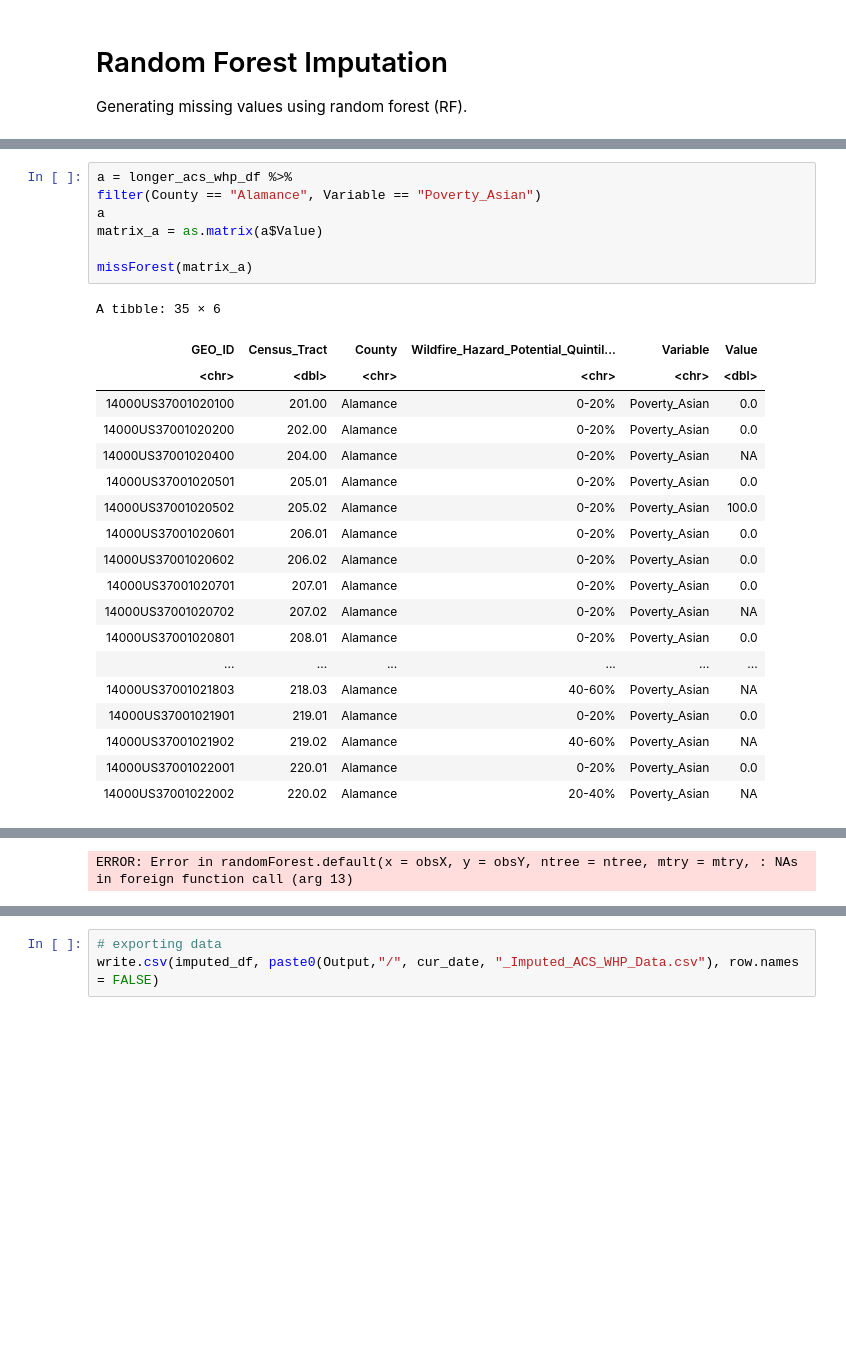
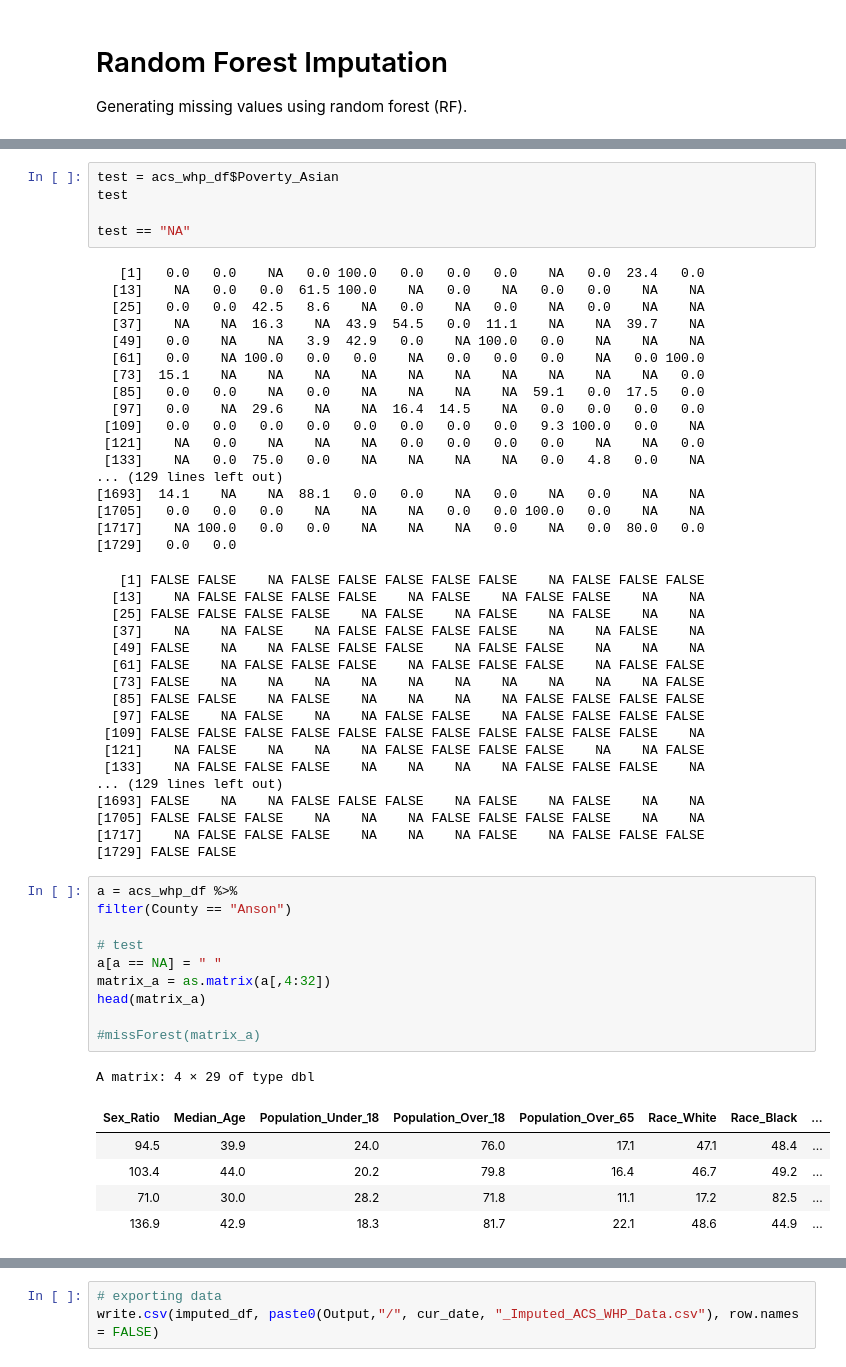
Before and after one commit to UNC-CEMALB/ENVIROSCAN, a Jupyter notebook: 2. Sociodemographic Imputation/Sociodemographic Imputation.ipynb, the cells around one changed output, grey strips where cells are left out. Saved outputs shown, nothing was run; the diff lists cells and outputs as text; blank space fills up the shorter version.

```diff
--- a/2. Sociodemographic Imputation/Sociodemographic Imputation.ipynb
+++ b/2. Sociodemographic Imputation/Sociodemographic Imputation.ipynb
@@ -139,27 +124,57 @@ A tibble: 6 × 6
+# %%
+test = acs_whp_df$Poverty_Asian
+test
+
+test == "NA"
+# %% [output]
+   [1]   0.0   0.0    NA   0.0 100.0   0.0   0.0   0.0    NA   0.0  23.4   0.0
+  [13]    NA   0.0   0.0  61.5 100.0    NA   0.0    NA   0.0   0.0    NA    NA
+  [25]   0.0   0.0  42.5   8.6    NA   0.0    NA   0.0    NA   0.0    NA    NA
+  [37]    NA    NA  16.3    NA  43.9  54.5   0.0  11.1    NA    NA  39.7    NA
+  [49]   0.0    NA    NA   3.9  42.9   0.0    NA 100.0   0.0    NA    NA    NA
+  [61]   0.0    NA 100.0   0.0   0.0    NA   0.0   0.0   0.0    NA   0.0 100.0
+  [73]  15.1    NA    NA    NA    NA    NA    NA    NA    NA    NA    NA   0.0
+  [85]   0.0   0.0    NA   0.0    NA    NA    NA    NA  59.1   0.0  17.5   0.0
+  [97]   0.0    NA  29.6    NA    NA  16.4  14.5    NA   0.0   0.0   0.0   0.0
+ [109]   0.0   0.0   0.0   0.0   0.0   0.0   0.0   0.0   9.3 100.0   0.0    NA
+ [121]    NA   0.0    NA    NA    NA   0.0   0.0   0.0   0.0    NA    NA   0.0
+ [133]    NA   0.0  75.0   0.0    NA    NA    NA    NA   0.0   4.8   0.0    NA
+... (129 lines left out)
+[1693]  14.1    NA    NA  88.1   0.0   0.0    NA   0.0    NA   0.0    NA    NA
+[1705]   0.0   0.0   0.0    NA    NA    NA   0.0   0.0 100.0   0.0    NA    NA
+[1717]    NA 100.0   0.0   0.0    NA    NA    NA   0.0    NA   0.0  80.0   0.0
+[1729]   0.0   0.0
+   [1] FALSE FALSE    NA FALSE FALSE FALSE FALSE FALSE    NA FALSE FALSE FALSE
+  [13]    NA FALSE FALSE FALSE FALSE    NA FALSE    NA FALSE FALSE    NA    NA
+  [25] FALSE FALSE FALSE FALSE    NA FALSE    NA FALSE    NA FALSE    NA    NA
+  [37]    NA    NA FALSE    NA FALSE FALSE FALSE FALSE    NA    NA FALSE    NA
+  [49] FALSE    NA    NA FALSE FALSE FALSE    NA FALSE FALSE    NA    NA    NA
+  [61] FALSE    NA FALSE FALSE FALSE    NA FALSE FALSE FALSE    NA FALSE FALSE
+  [73] FALSE    NA    NA    NA    NA    NA    NA    NA    NA    NA    NA FALSE
+  [85] FALSE FALSE    NA FALSE    NA    NA    NA    NA FALSE FALSE FALSE FALSE
+  [97] FALSE    NA FALSE    NA    NA FALSE FALSE    NA FALSE FALSE FALSE FALSE
+ [109] FALSE FALSE FALSE FALSE FALSE FALSE FALSE FALSE FALSE FALSE FALSE    NA
+ [121]    NA FALSE    NA    NA    NA FALSE FALSE FALSE FALSE    NA    NA FALSE
+ [133]    NA FALSE FALSE FALSE    NA    NA    NA    NA FALSE FALSE FALSE    NA
+... (129 lines left out)
+[1693] FALSE    NA    NA FALSE FALSE FALSE    NA FALSE    NA FALSE    NA    NA
+[1705] FALSE FALSE FALSE    NA    NA    NA FALSE FALSE FALSE FALSE    NA    NA
+[1717]    NA FALSE FALSE FALSE    NA    NA    NA FALSE    NA FALSE FALSE FALSE
+[1729] FALSE FALSE
 # %%
-a = longer_acs_whp_df %>%
-filter(County == "Alamance", Variable == "Poverty_Asian")
-a
-matrix_a = as.matrix(a$Value)
+a = acs_whp_df %>%
+filter(County == "Anson")
 
-missForest(matrix_a)
+# test
+a[a == NA] = " "
+matrix_a = as.matrix(a[,4:32])
+head(matrix_a)
+
+#missForest(matrix_a)
 # %% [output]
-A tibble: 35 × 6
+A matrix: 4 × 29 of type dbl
-| GEO_ID | Census_Tract | County | Wildfire_Hazard_Potential_Quintil... | Variable | Value |
-| <chr> | <dbl> | <chr> | <chr> | <chr> | <dbl> |
-| 14000US37001020100 | 201.00 | Alamance | 0-20% | Poverty_Asian | 0.0 |
-| 14000US37001020200 | 202.00 | Alamance | 0-20% | Poverty_Asian | 0.0 |
-| 14000US37001020400 | 204.00 | Alamance | 0-20% | Poverty_Asian | NA |
-| 14000US37001020501 | 205.01 | Alamance | 0-20% | Poverty_Asian | 0.0 |
-| 14000US37001020502 | 205.02 | Alamance | 0-20% | Poverty_Asian | 100.0 |
-| 14000US37001020601 | 206.01 | Alamance | 0-20% | Poverty_Asian | 0.0 |
-| 14000US37001020602 | 206.02 | Alamance | 0-20% | Poverty_Asian | 0.0 |
-| 14000US37001020701 | 207.01 | Alamance | 0-20% | Poverty_Asian | 0.0 |
-| 14000US37001020702 | 207.02 | Alamance | 0-20% | Poverty_Asian | NA |
-| 14000US37001020801 | 208.01 | Alamance | 0-20% | Poverty_Asian | 0.0 |
-| ... | ... | ... | ... | ... | ... |
-| 14000US37001021803 | 218.03 | Alamance | 40-60% | Poverty_Asian | NA |
-| 14000US37001021901 | 219.01 | Alamance | 0-20% | Poverty_Asian | 0.0 |
-| 14000US37001021902 | 219.02 | Alamance | 40-60% | Poverty_Asian | NA |
-| 14000US37001022001 | 220.01 | Alamance | 0-20% | Poverty_Asian | 0.0 |
-| 14000US37001022002 | 220.02 | Alamance | 20-40% | Poverty_Asian | NA |
+| Sex_Ratio | Median_Age | Population_Under_18 | Population_Over_18 | Population_Over_65 | Race_White | Race_Black | ... |
+| 94.5 | 39.9 | 24.0 | 76.0 | 17.1 | 47.1 | 48.4 | ... |
+| 103.4 | 44.0 | 20.2 | 79.8 | 16.4 | 46.7 | 49.2 | ... |
+| 71.0 | 30.0 | 28.2 | 71.8 | 11.1 | 17.2 | 82.5 | ... |
+| 136.9 | 42.9 | 18.3 | 81.7 | 22.1 | 48.6 | 44.9 | ... |
@@ -172,4 +181,3 @@ Warning message in randomForest.default(x = obsX, y = obsY, ntree = ntree, mtry
-ERROR: Error in randomForest.default(x = obsX, y = obsY, ntree = ntree, mtry = mtry, : NAs in foreign function call (arg 13)
 # %%
 # imputing sociodemographic data using RF
 random_forest_imputation = function(dataset){
```
Also changed, not shown: parts of 4 cells of this notebook.
